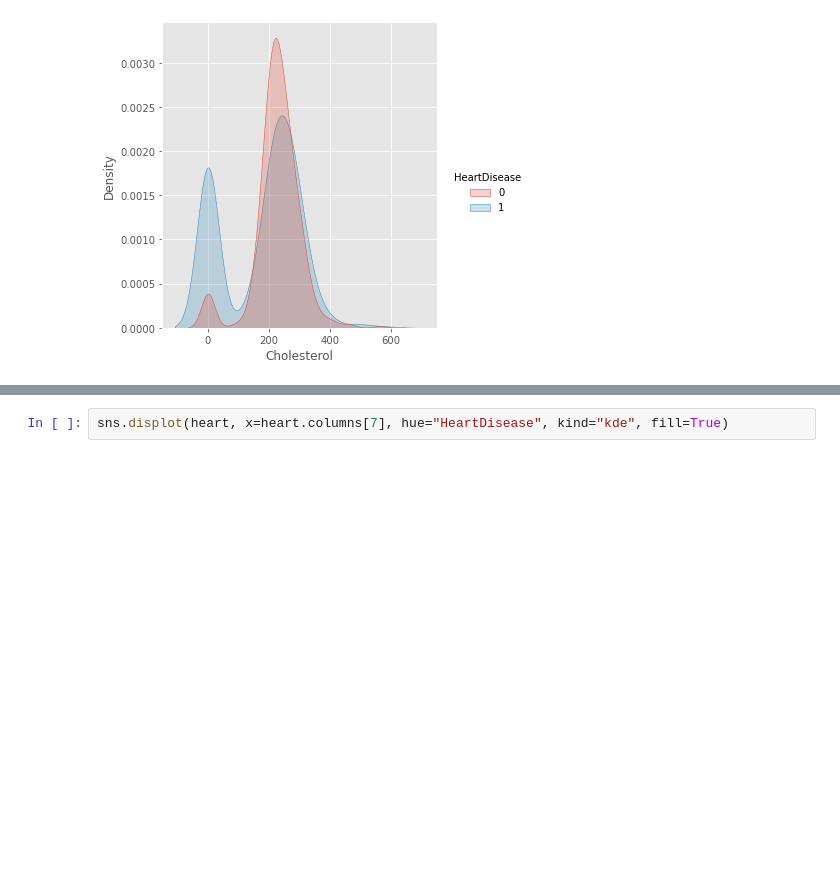
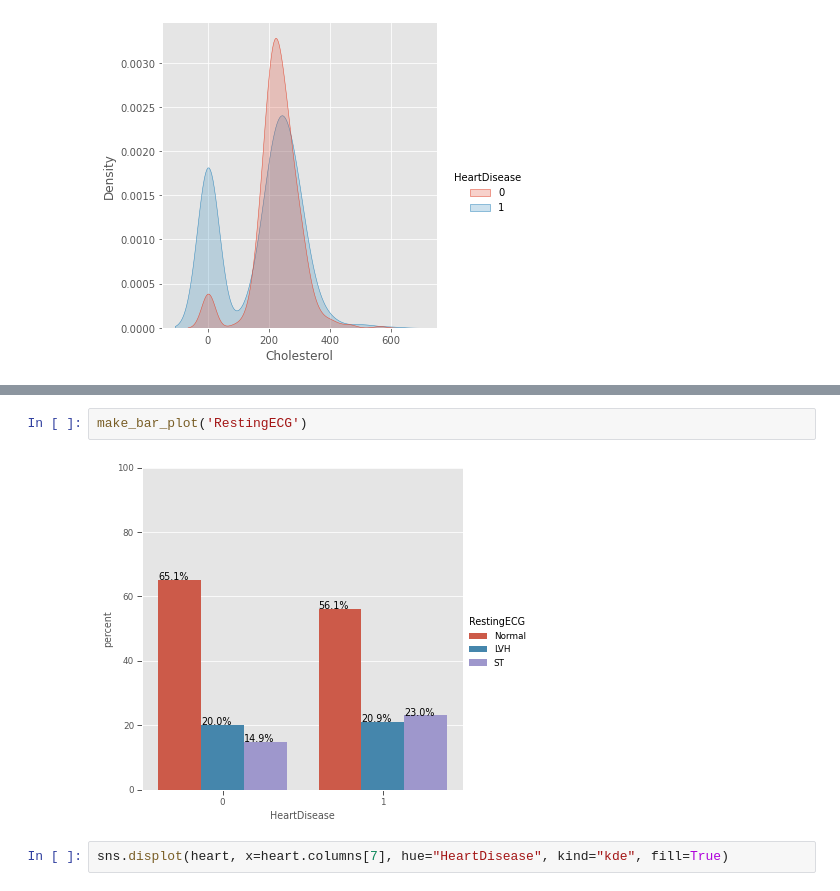
Before and after one commit to klundquist/heart_disease_prediction, a Jupyter notebook: Heart_failure_EDA.ipynb, the cells around one changed output, grey strips where cells are left out. Saved outputs shown, nothing was run; the diff lists cells and outputs as text; blank space fills up the shorter version.

```diff
--- a/Heart_failure_EDA.ipynb
+++ b/Heart_failure_EDA.ipynb
@@ -177,3 +205,7 @@ sns.displot(heart, x=heart.columns[5], hue="HeartDisease", kind="kde", fill=True
+# %%
+make_bar_plot('RestingECG')
+# %% [output]
+[figure, added]
 # %%
 sns.displot(heart, x=heart.columns[7], hue="HeartDisease", kind="kde", fill=True)
 # %% [output]
```
Also changed, not shown: parts of 14 cells of this notebook.
